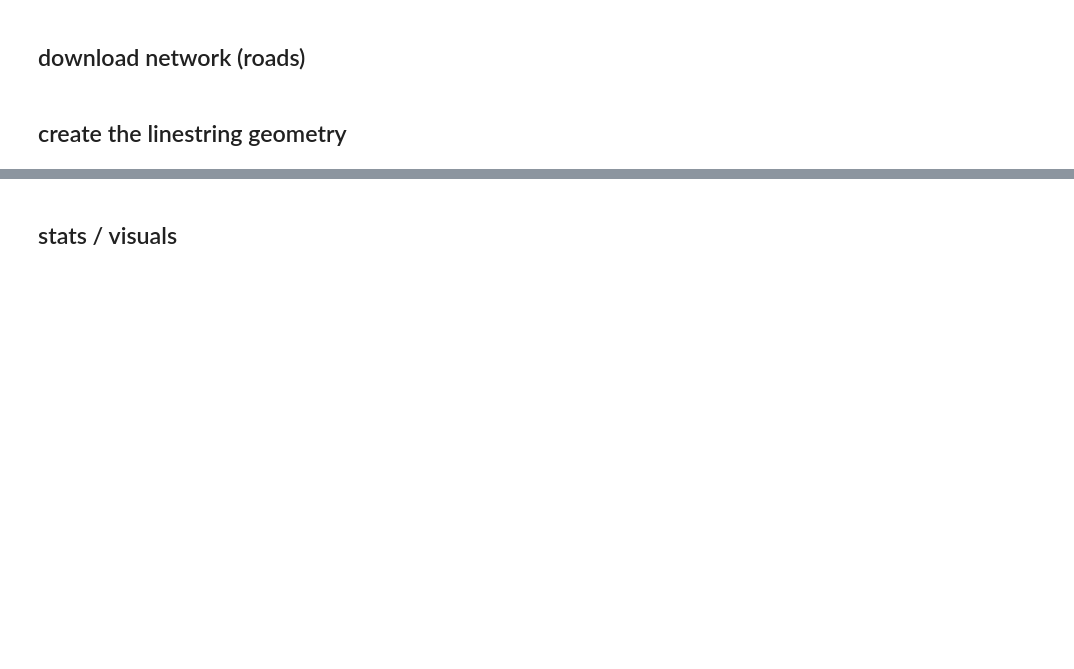
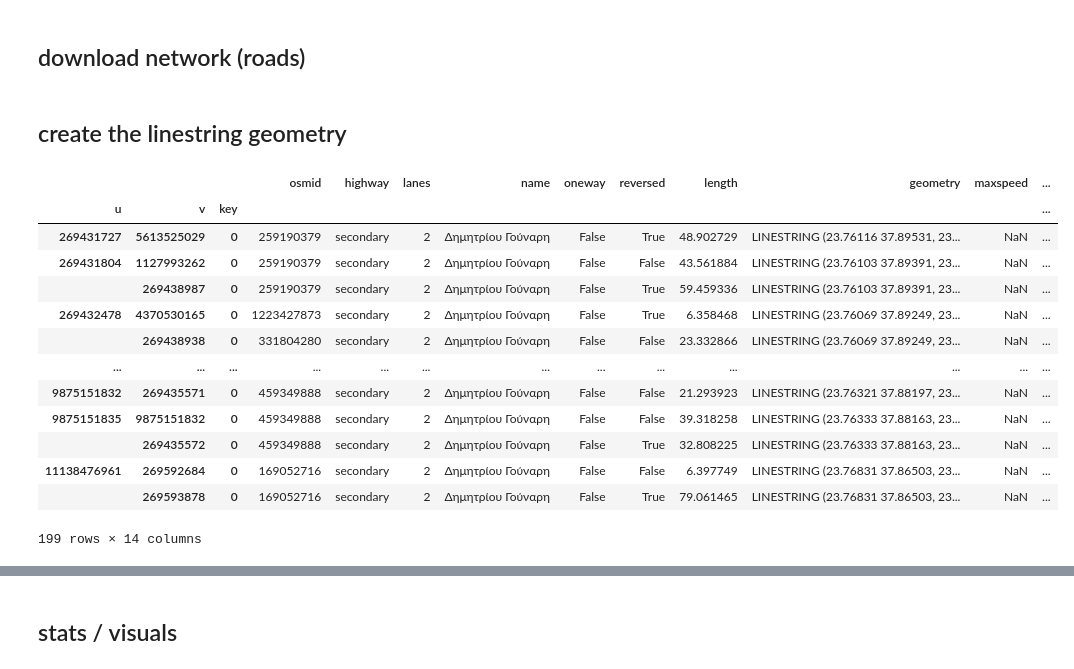
Before and after one commit to harisbal/python-meetup-athens-geospatial, a Jupyter notebook: cafes_along_road.ipynb, the cells around one changed output, grey strips where cells are left out. Saved outputs shown, nothing was run; the diff lists cells and outputs as text; code cells hidden in the pictures; blank space fills up the shorter version.

```diff
--- a/cafes_along_road.ipynb
+++ b/cafes_along_road.ipynb
@@ -110,6 +110,23 @@ except DataSourceError:
     gdf = gpd.GeoDataFrame(places, crs='epsg:4326').drop_duplicates(subset=['id'])
     gdf['inbuffer'] = gdf.intersects(road_buffered) # keep cafes up to 30 meters from the road (inside the buffer)
     gdf.to_file(fp)
+# %%
+road
+# %% [output]
+|  |  |  | osmid | highway | lanes | name | oneway | reversed | length | geometry | maxspeed | ... |
+| u | v | key |  |  |  |  |  |  |  |  |  | ... |
+| 269431727 | 5613525029 | 0 | 259190379 | secondary | 2 | Δημητρίου Γούναρη | False | True | 48.902729 | LINESTRING (23.76116 37.89531, 23... | NaN | ... |
+| 269431804 | 1127993262 | 0 | 259190379 | secondary | 2 | Δημητρίου Γούναρη | False | False | 43.561884 | LINESTRING (23.76103 37.89391, 23... | NaN | ... |
+|  | 269438987 | 0 | 259190379 | secondary | 2 | Δημητρίου Γούναρη | False | True | 59.459336 | LINESTRING (23.76103 37.89391, 23... | NaN | ... |
+| 269432478 | 4370530165 | 0 | 1223427873 | secondary | 2 | Δημητρίου Γούναρη | False | True | 6.358468 | LINESTRING (23.76069 37.89249, 23... | NaN | ... |
+|  | 269438938 | 0 | 331804280 | secondary | 2 | Δημητρίου Γούναρη | False | False | 23.332866 | LINESTRING (23.76069 37.89249, 23... | NaN | ... |
+| ... | ... | ... | ... | ... | ... | ... | ... | ... | ... | ... | ... | ... |
+| 9875151832 | 269435571 | 0 | 459349888 | secondary | 2 | Δημητρίου Γούναρη | False | False | 21.293923 | LINESTRING (23.76321 37.88197, 23... | NaN | ... |
+| 9875151835 | 9875151832 | 0 | 459349888 | secondary | 2 | Δημητρίου Γούναρη | False | False | 39.318258 | LINESTRING (23.76333 37.88163, 23... | NaN | ... |
+|  | 269435572 | 0 | 459349888 | secondary | 2 | Δημητρίου Γούναρη | False | True | 32.808225 | LINESTRING (23.76333 37.88163, 23... | NaN | ... |
+| 11138476961 | 269592684 | 0 | 169052716 | secondary | 2 | Δημητρίου Γούναρη | False | False | 6.397749 | LINESTRING (23.76831 37.86503, 23... | NaN | ... |
+|  | 269593878 | 0 | 169052716 | secondary | 2 | Δημητρίου Γούναρη | False | True | 79.061465 | LINESTRING (23.76831 37.86503, 23... | NaN | ... |
+199 rows × 14 columns
 # %%
 gdf['inbuffer'] = gdf.intersects(road_buffered) # keep cafes up to 30 meters from the road (inside the buffer)
 cafes = gdf[gdf['inbuffer']]
```
Also changed, not shown: parts of 6 cells of this notebook.
